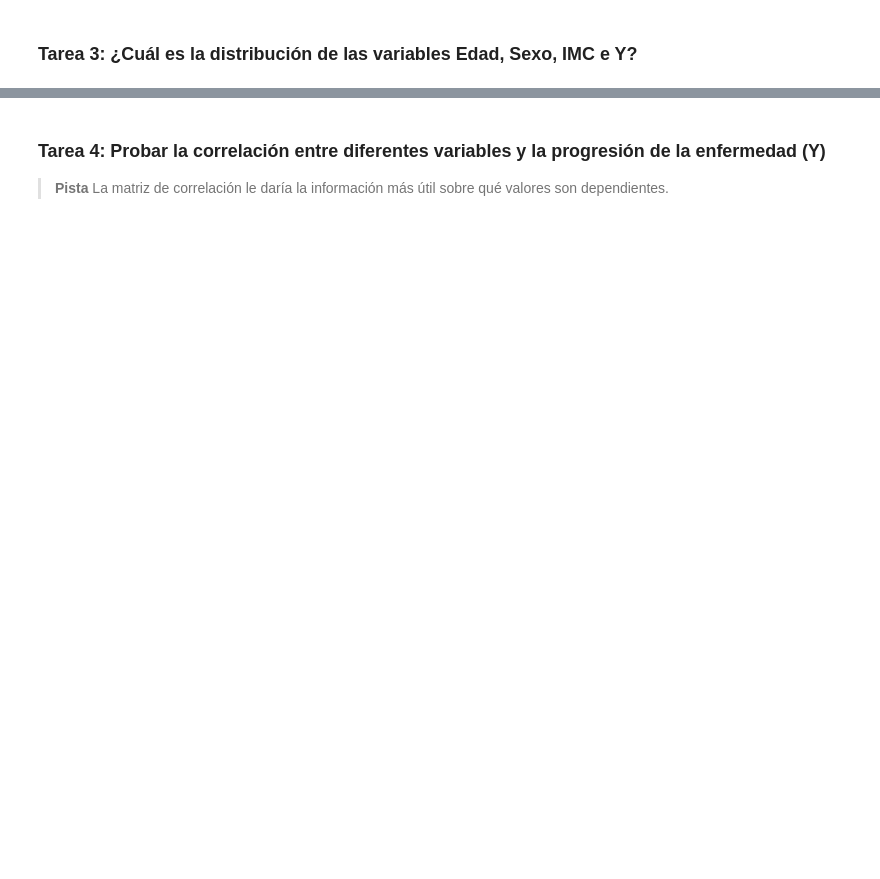
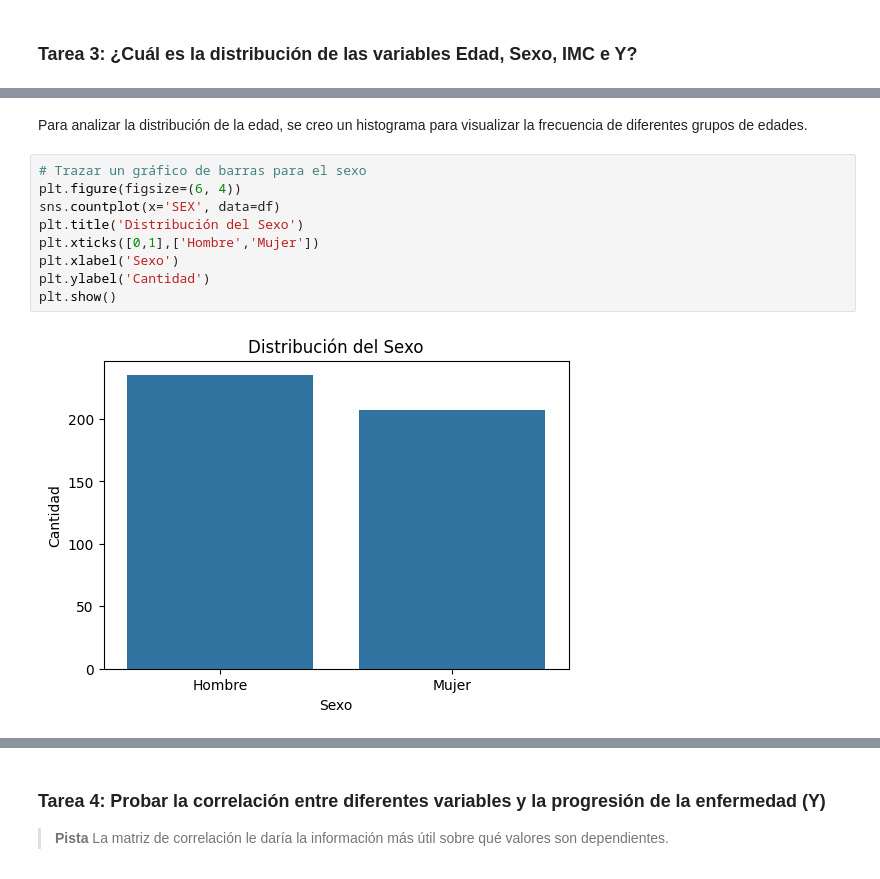
Before and after one commit to Yoel-Gasca/Data-Science-Lessons, a Jupyter notebook: 1-Introduccion/4-Estadistica-y-Probabilidad/Task/assignment.ipynb, the cells around one changed output, grey strips where cells are left out. Saved outputs shown, nothing was run; the diff lists cells and outputs as text; blank space fills up the shorter version.

```diff
--- a/1-Introduccion/4-Estadistica-y-Probabilidad/Task/assignment.ipynb
+++ b/1-Introduccion/4-Estadistica-y-Probabilidad/Task/assignment.ipynb
@@ -33,0 +90,13 @@ Estudiemos este conjunto de datos utilizando métodos de probabilidad y estadís
+# %% [markdown]
+Para analizar la distribución de la edad, se creo un histograma para visualizar la frecuencia de diferentes grupos de edades.
+# %%
+# Trazar un gráfico de barras para el sexo
+plt.figure(figsize=(6, 4))
+sns.countplot(x='SEX', data=df)
+plt.title('Distribución del Sexo')
+plt.xticks([0,1],['Hombre','Mujer'])
+plt.xlabel('Sexo')
+plt.ylabel('Cantidad')
+plt.show()
+# %% [output]
+[figure, added]
```
Also changed, not shown: parts of 16 cells of this notebook, 2 other files.
